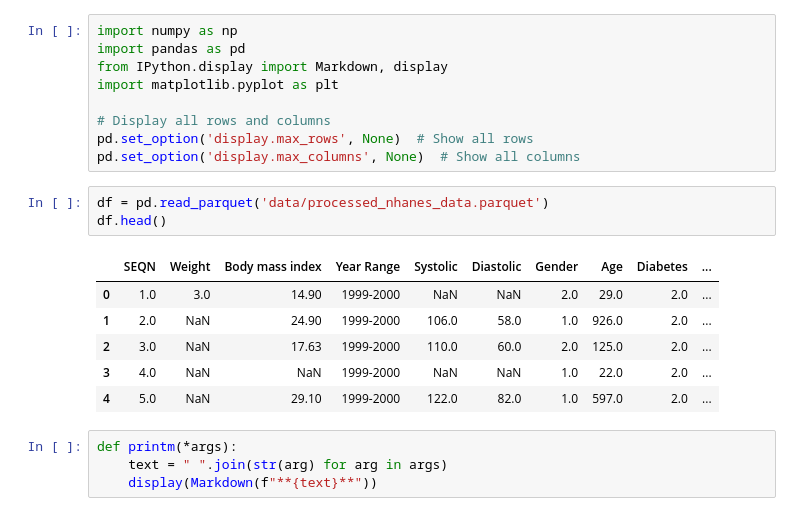
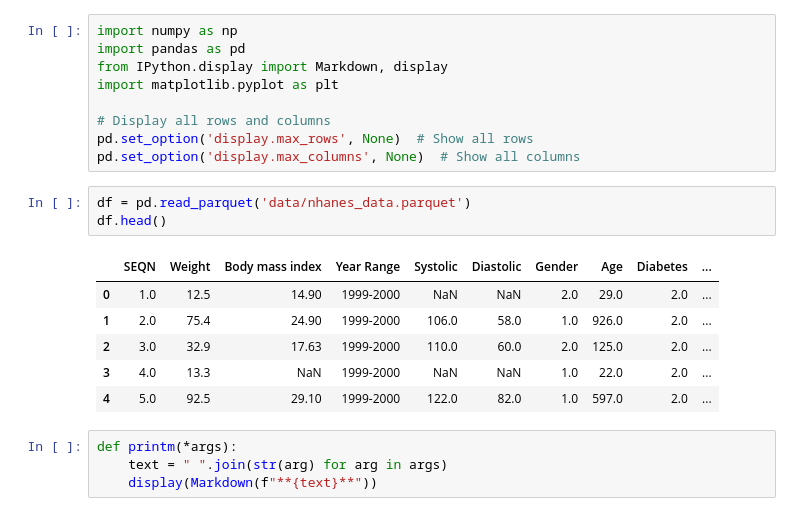
Before and after one commit to patsals/CHD-adversarial-nn, a Jupyter notebook: eda.ipynb, the cells around one changed output. Cells and saved outputs as stored; diff of their text form.

```diff
--- a/eda.ipynb
+++ b/eda.ipynb
@@ -8,15 +8,15 @@ import matplotlib.pyplot as plt
 pd.set_option('display.max_rows', None)  # Show all rows
 pd.set_option('display.max_columns', None)  # Show all columns
 # %%
-df = pd.read_parquet('data/processed_nhanes_data.parquet')
+df = pd.read_parquet('data/nhanes_data.parquet')
 df.head()
 # %% [output]
 |  | SEQN | Weight | Body mass index | Year Range | Systolic | Diastolic | Gender | Age | Diabetes | ... |
-| 0 | 1.0 | 3.0 | 14.90 | 1999-2000 | NaN | NaN | 2.0 | 29.0 | 2.0 | ... |
-| 1 | 2.0 | NaN | 24.90 | 1999-2000 | 106.0 | 58.0 | 1.0 | 926.0 | 2.0 | ... |
-| 2 | 3.0 | NaN | 17.63 | 1999-2000 | 110.0 | 60.0 | 2.0 | 125.0 | 2.0 | ... |
-| 3 | 4.0 | NaN | NaN | 1999-2000 | NaN | NaN | 1.0 | 22.0 | 2.0 | ... |
-| 4 | 5.0 | NaN | 29.10 | 1999-2000 | 122.0 | 82.0 | 1.0 | 597.0 | 2.0 | ... |
+| 0 | 1.0 | 12.5 | 14.90 | 1999-2000 | NaN | NaN | 2.0 | 29.0 | 2.0 | ... |
+| 1 | 2.0 | 75.4 | 24.90 | 1999-2000 | 106.0 | 58.0 | 1.0 | 926.0 | 2.0 | ... |
+| 2 | 3.0 | 32.9 | 17.63 | 1999-2000 | 110.0 | 60.0 | 2.0 | 125.0 | 2.0 | ... |
+| 3 | 4.0 | 13.3 | NaN | 1999-2000 | NaN | NaN | 1.0 | 22.0 | 2.0 | ... |
+| 4 | 5.0 | 92.5 | 29.10 | 1999-2000 | 122.0 | 82.0 | 1.0 | 597.0 | 2.0 | ... |
 # %%
 def printm(*args):
     text = " ".join(str(arg) for arg in args)
```
Also changed, not shown: parts of 11 cells of this notebook, 5 other files.
